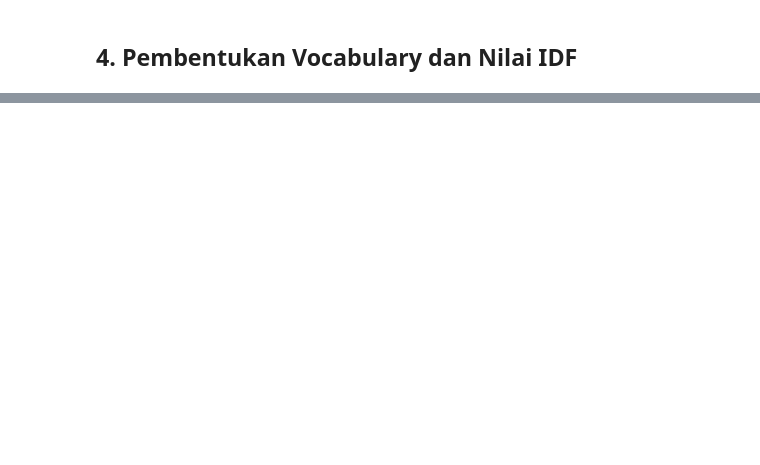
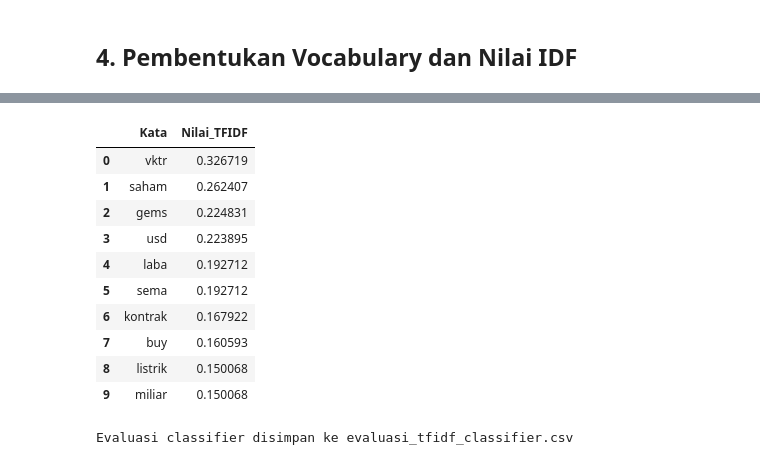
Before and after one commit to elpitaa/PPW, a Jupyter notebook: 04_tf_idf.ipynb, the cells around one changed output, grey strips where cells are left out. Drawn from its saved outputs; the diff is of its cells as text; code cells hidden in the pictures; blank space fills up the shorter version.

```diff
--- a/04_tf_idf.ipynb
+++ b/04_tf_idf.ipynb
@@ -129,0 +158,21 @@ Ukuran DataFrame: (200, 6271)
+# %%
+classifiers = {
+    "TF-IDF + Naive Bayes": MultinomialNB(),
+    "TF-IDF + Logistic Regression": LogisticRegression(max_iter=2000, random_state=42),
+    "TF-IDF + SVM": LinearSVC(random_state=42)
+}
+
+hasil_klasifikasi = []
+for nama, model in classifiers.items():
+    model.fit(X_train_tfidf, y_train)
+    prediksi = model.predict(X_test_tfidf)
+    hasil_klasifikasi.append({
+        "Model": nama,
+        "Accuracy": accuracy_score(y_test, prediksi),
+        "Precision_macro": precision_score(y_test, prediksi, average="macro", zero_division=0),
+        "Recall_macro": recall_score(y_test, prediksi, average="macro", zero_division=0),
+        "F1_macro": f1_score(y_test, prediksi, average="macro", zero_division=0)
+    })
+
+hasil_klasifikasi_tfidf = pd.DataFrame(hasil_klasifikasi).sort_values("F1_macro", ascending=False)
+display(hasil_klasifikasi_tfidf)
@@ -129,0 +190,20 @@ Ukuran DataFrame: (200, 6271)
+# %%
+contoh_dokumen = X_train_tfidf[0]
+peringkat = np.argsort(contoh_dokumen)[::-1][:10]
+top_kata = pd.DataFrame({"Kata": [vocabulary[i] for i in peringkat], "Nilai_TFIDF": contoh_dokumen[peringkat]})
+display(top_kata)
+hasil_klasifikasi_tfidf.to_csv("evaluasi_tfidf_classifier.csv", index=False)
+print("Evaluasi classifier disimpan ke evaluasi_tfidf_classifier.csv")
+# %% [output]
+|  | Kata | Nilai_TFIDF |
+| 0 | vktr | 0.326719 |
+| 1 | saham | 0.262407 |
+| 2 | gems | 0.224831 |
+| 3 | usd | 0.223895 |
+| 4 | laba | 0.192712 |
+| 5 | sema | 0.192712 |
+| 6 | kontrak | 0.167922 |
+| 7 | buy | 0.160593 |
+| 8 | listrik | 0.150068 |
+| 9 | miliar | 0.150068 |
+Evaluasi classifier disimpan ke evaluasi_tfidf_classifier.csv
```
Also changed, not shown: parts of 18 cells of this notebook, 19 other files.
